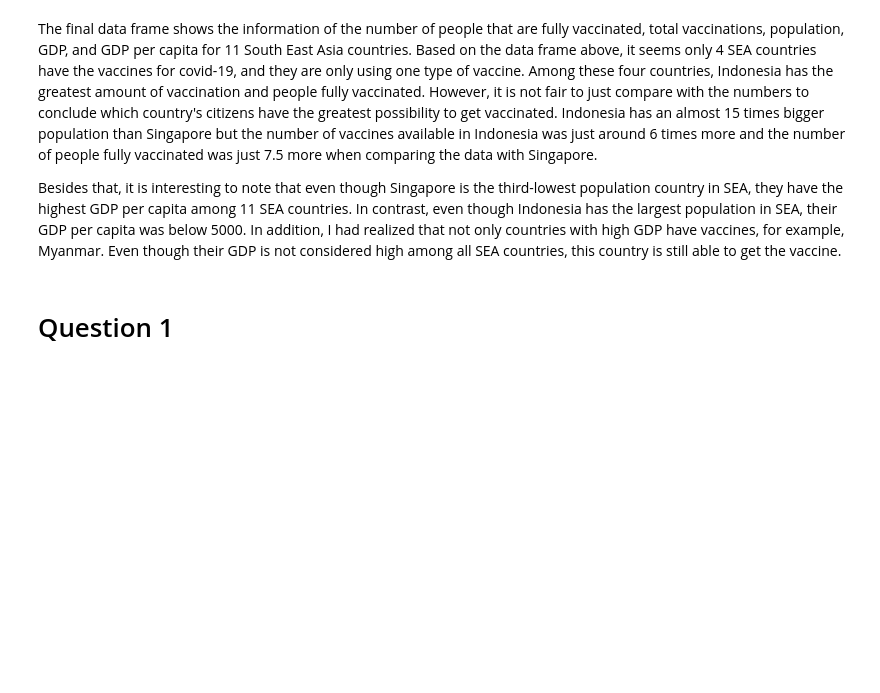
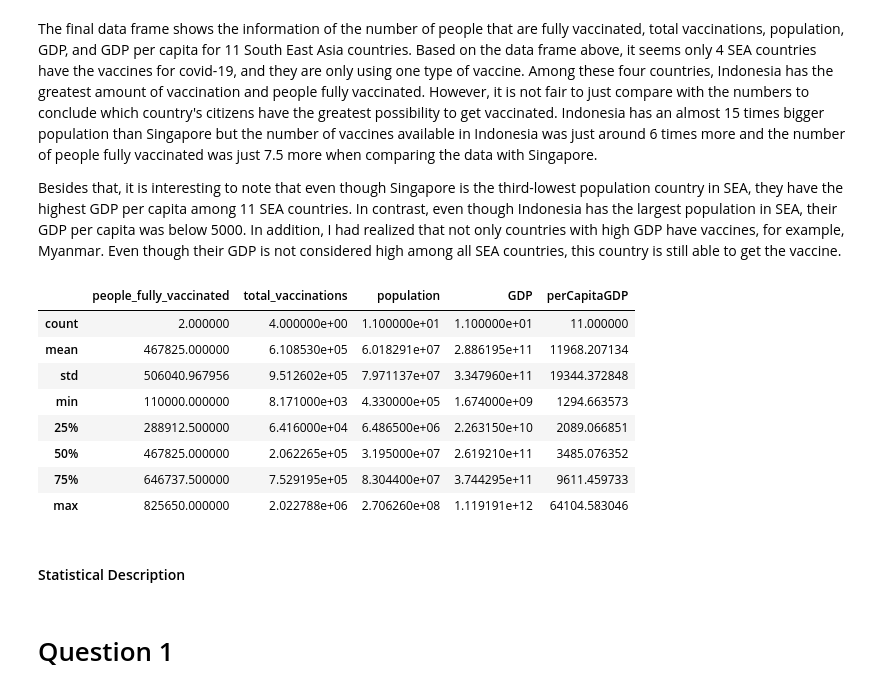
Before and after one commit to KuahJiaChen/Covid-19-Vaccination-Descriptive-Statistics, a Jupyter notebook: KuahJiaChen_32286988_FIT1043_Assignment_1.ipynb, the cells around one changed output. Drawn from its saved outputs; the diff is of its cells as text; code cells hidden in the pictures; blank space fills up the shorter version.

```diff
--- a/KuahJiaChen_32286988_FIT1043_Assignment_1.ipynb
+++ b/KuahJiaChen_32286988_FIT1043_Assignment_1.ipynb
@@ -590,6 +600,20 @@ Final_DataFrame
 The final data frame shows the information of the number of people that are fully vaccinated, total vaccinations, population, GDP, and GDP per capita for 11 South East Asia countries. Based on the data frame above, it seems only 4 SEA countries have the vaccines for covid-19, and they are only using one type of vaccine. Among these four countries, Indonesia has the greatest amount of vaccination and people fully vaccinated. However, it is not fair to just compare with the numbers to conclude which country's citizens have the greatest possibility to get vaccinated. Indonesia has an almost 15 times bigger population than Singapore but the number of vaccines available in Indonesia was just around 6 times more and the number of people fully vaccinated was just 7.5 more when comparing the data with Singapore.
 
 Besides that, it is interesting to note that even though Singapore is the third-lowest population country in SEA, they have the highest GDP per capita among 11 SEA countries. In contrast, even though Indonesia has the largest population in SEA, their GDP per capita was below 5000. In addition, I had realized that not only countries with high GDP have vaccines, for example, Myanmar. Even though their GDP is not considered high among all SEA countries, this country is still able to get the vaccine.
+# %%
+Final_DataFrame.describe()
+# %% [output]
+|  | people_fully_vaccinated | total_vaccinations | population | GDP | perCapitaGDP |
+| count | 2.000000 | 4.000000e+00 | 1.100000e+01 | 1.100000e+01 | 11.000000 |
+| mean | 467825.000000 | 6.108530e+05 | 6.018291e+07 | 2.886195e+11 | 11968.207134 |
+| std | 506040.967956 | 9.512602e+05 | 7.971137e+07 | 3.347960e+11 | 19344.372848 |
+| min | 110000.000000 | 8.171000e+03 | 4.330000e+05 | 1.674000e+09 | 1294.663573 |
+| 25% | 288912.500000 | 6.416000e+04 | 6.486500e+06 | 2.263150e+10 | 2089.066851 |
+| 50% | 467825.000000 | 2.062265e+05 | 3.195000e+07 | 2.619210e+11 | 3485.076352 |
+| 75% | 646737.500000 | 7.529195e+05 | 8.304400e+07 | 3.744295e+11 | 9611.459733 |
+| max | 825650.000000 | 2.022788e+06 | 2.706260e+08 | 1.119191e+12 | 64104.583046 |
+# %% [markdown]
+#### Statistical Description
 # %% [markdown]
 # Question 1
 # %%
```
Also changed, not shown: parts of 25 cells of this notebook.
